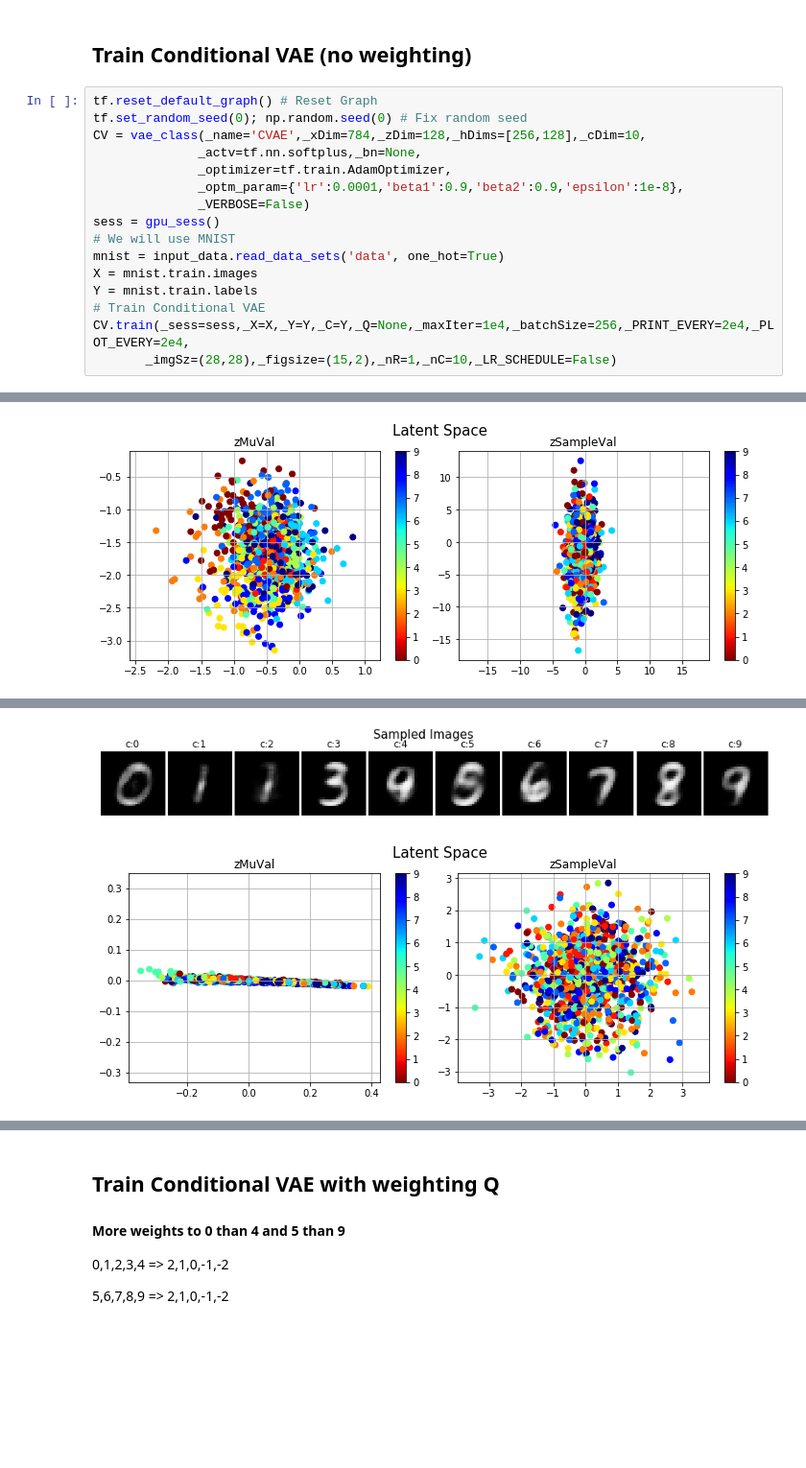
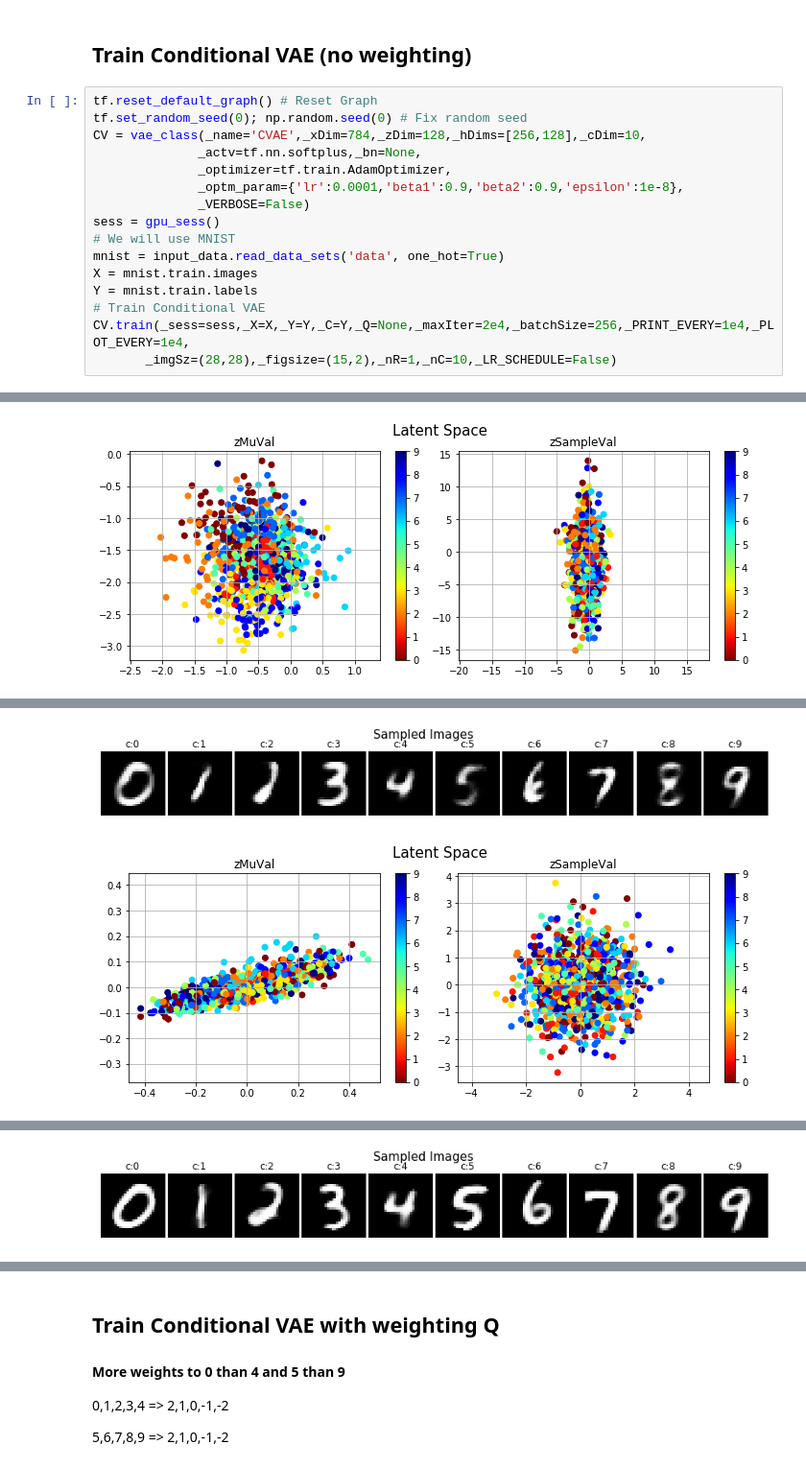
Before and after one commit to sjchoi86/mujoco-ant, a Jupyter notebook: src/demo_vae.ipynb, the cells around one changed output, grey strips where cells are left out. Shown at 96% size. Cells and saved outputs as stored; diff of their text form; blank space fills up the shorter version.

```diff
--- a/src/demo_vae.ipynb
+++ b/src/demo_vae.ipynb
@@ -98,7 +98,7 @@ mnist = input_data.read_data_sets('data', one_hot=True)
 X = mnist.train.images
 Y = mnist.train.labels
 # Train Conditional VAE
-CV.train(_sess=sess,_X=X,_Y=Y,_C=Y,_Q=None,_maxIter=1e4,_batchSize=256,_PRINT_EVERY=2e4,_PLOT_EVERY=2e4,
+CV.train(_sess=sess,_X=X,_Y=Y,_C=Y,_Q=None,_maxIter=2e4,_batchSize=256,_PRINT_EVERY=1e4,_PLOT_EVERY=1e4,
        _imgSz=(28,28),_figsize=(15,2),_nR=1,_nC=10,_LR_SCHEDULE=False)
 # %% [output]
 Extracting data/train-images-idx3-ubyte.gz
@@ -110 +110 @@ Extracting data/t10k-labels-idx1-ubyte.gz
-[figure, old version]
+[figure, new version]
@@ -112,2 +112,2 @@ Extracting data/t10k-labels-idx1-ubyte.gz
-[figure, old version]
+[figure, new version]
-[figure, old version]
+[figure, new version]
@@ -113,0 +115 @@ Extracting data/t10k-labels-idx1-ubyte.gz
+[figure, added]
```
Also changed, not shown: parts of 8 cells of this notebook, 4 other files.
